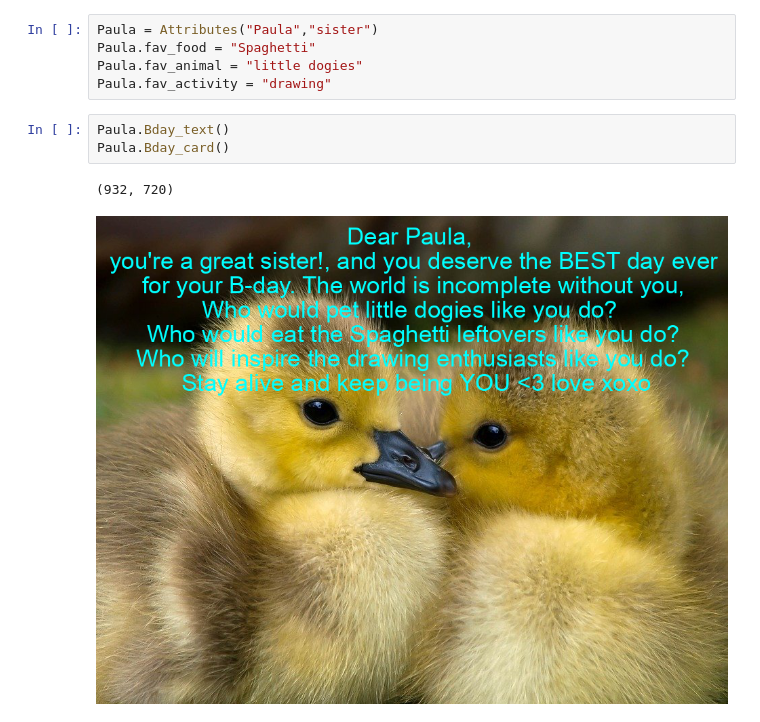
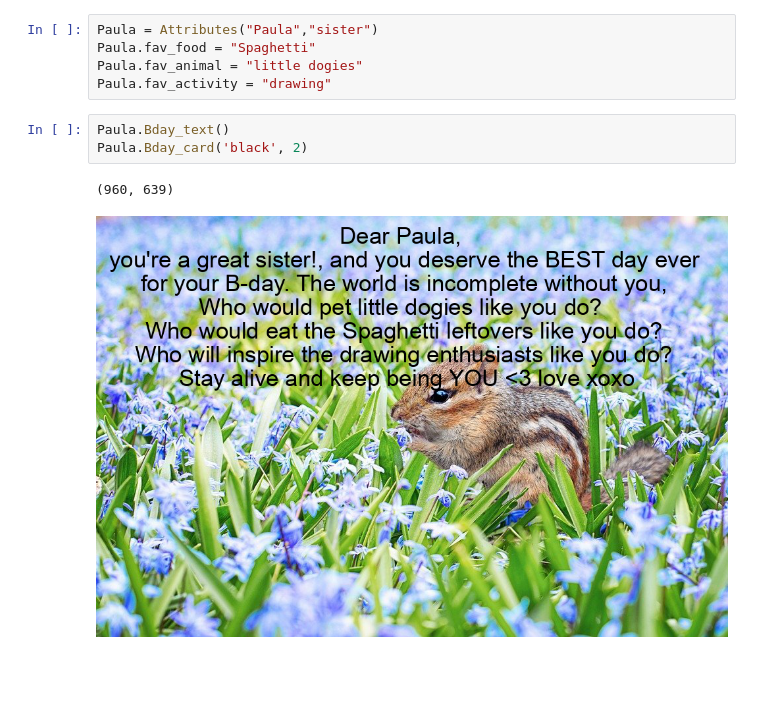
Before and after one commit to binodbhttr/Happy-Random-Birthday, a Jupyter notebook: HB-generator.ipynb, the cells around one changed output. Saved outputs shown, nothing was run; the diff lists cells and outputs as text; blank space fills up the shorter version.

```diff
--- a/HB-generator.ipynb
+++ b/HB-generator.ipynb
@@ -137,7 +111,7 @@ Paula.fav_animal = "little dogies"
 Paula.fav_activity = "drawing"
 # %%
 Paula.Bday_text()
-Paula.Bday_card()
+Paula.Bday_card('black', 2)
 # %% [output]
-(932, 720)
+(960, 639)
-[figure, old version]
+[figure, new version]
```
Also changed, not shown: parts of 1 cell of this notebook, 3 other files.
